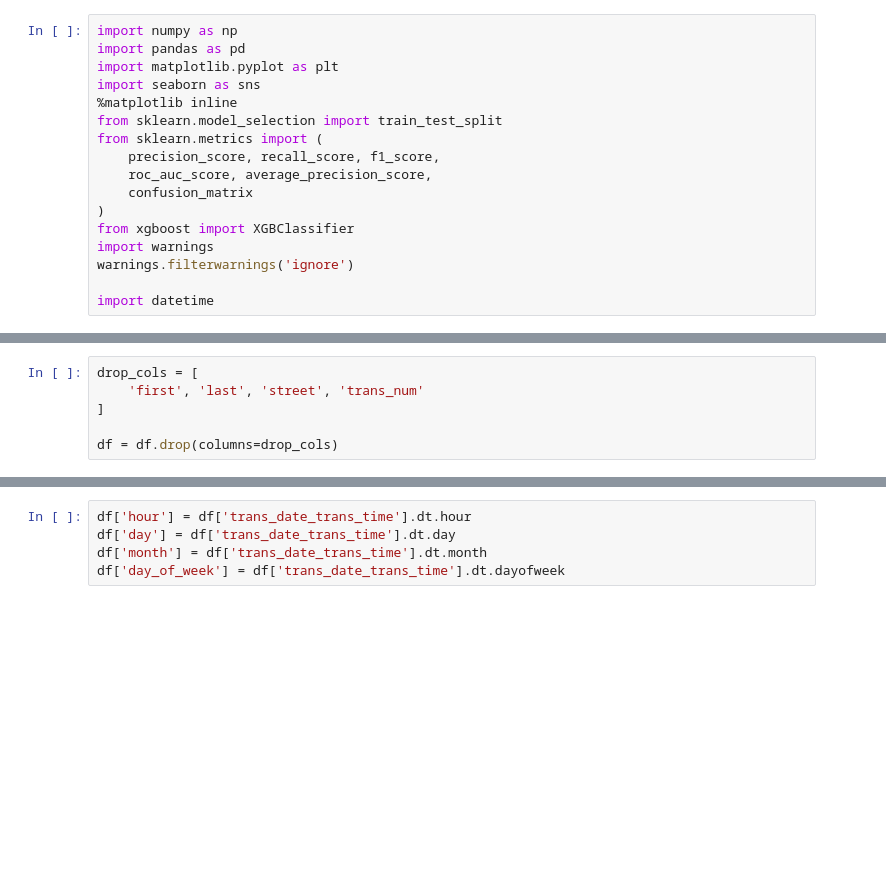
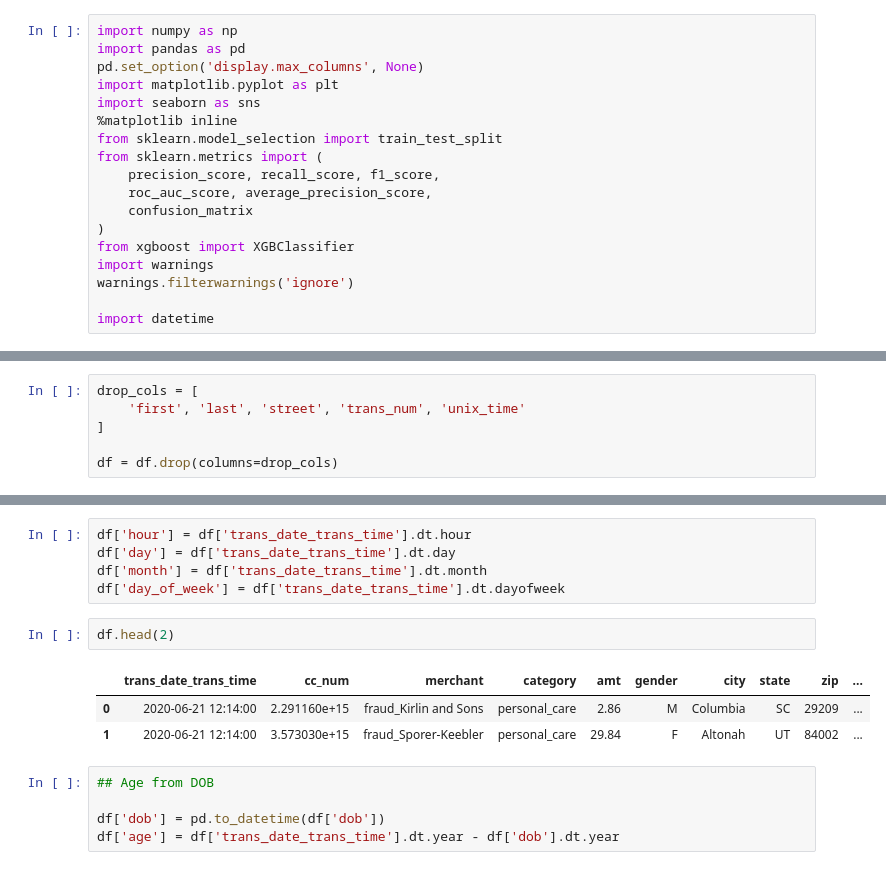
Before and after one commit to abhikdas98/credit-card-fraud-detection, a Jupyter notebook: notebooks/model_training.ipynb, the cells around one changed output, grey strips where cells are left out. Cells and saved outputs as stored; diff of their text form; blank space fills up the shorter version.

Commit message:
Deployemnt ready first version created

```diff
--- a/notebooks/model_training.ipynb
+++ b/notebooks/model_training.ipynb
@@ -1,6 +1,7 @@
 # %%
 import numpy as np
 import pandas as pd
+pd.set_option('display.max_columns', None)
 import matplotlib.pyplot as plt
 import seaborn as sns
 %matplotlib inline
@@ -126,7 +126,7 @@ plt.show()
 [figure]
 # %%
 drop_cols = [
-    'first', 'last', 'street', 'trans_num'
+    'first', 'last', 'street', 'trans_num', 'unix_time'
 ]
 
 df = df.drop(columns=drop_cols)
@@ -146,3 +146,14 @@ df['hour'] = df['trans_date_trans_time'].dt.hour
 df['day'] = df['trans_date_trans_time'].dt.day
 df['month'] = df['trans_date_trans_time'].dt.month
 df['day_of_week'] = df['trans_date_trans_time'].dt.dayofweek
+# %%
+df.head(2)
+# %% [output]
+|  | trans_date_trans_time | cc_num | merchant | category | amt | gender | city | state | zip | ... |
+| 0 | 2020-06-21 12:14:00 | 2.291160e+15 | fraud_Kirlin and Sons | personal_care | 2.86 | M | Columbia | SC | 29209 | ... |
+| 1 | 2020-06-21 12:14:00 | 3.573030e+15 | fraud_Sporer-Keebler | personal_care | 29.84 | F | Altonah | UT | 84002 | ... |
+# %%
+## Age from DOB
+
+df['dob'] = pd.to_datetime(df['dob'])
+df['age'] = df['trans_date_trans_time'].dt.year - df['dob'].dt.year
```
Also changed, not shown: parts of 32 cells of this notebook, 25 other files.
